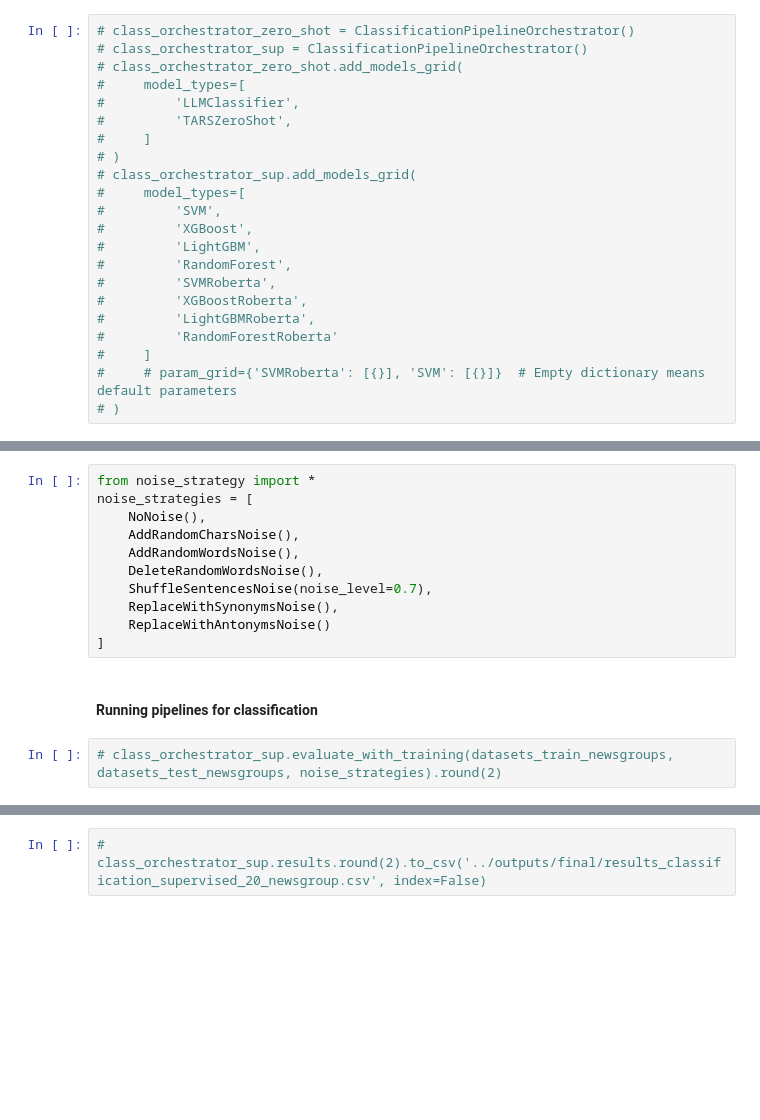
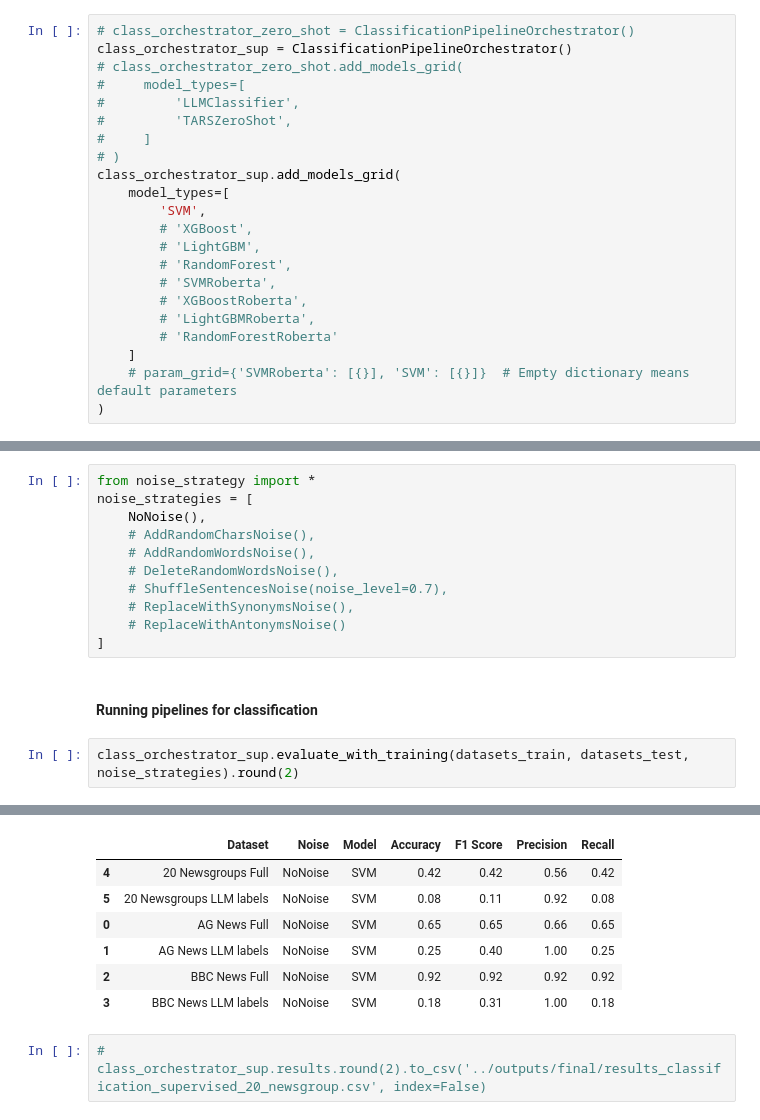
Before and after one commit to salveendutt/Textual_Clustering, a Jupyter notebook: src/pipeline.ipynb, the cells around one changed output, grey strips where cells are left out. Saved outputs shown, nothing was run; the diff lists cells and outputs as text; blank space fills up the shorter version.

```diff
--- a/src/pipeline.ipynb
+++ b/src/pipeline.ipynb
@@ -207,22 +263,22 @@ topic_modelling_orchestrator_20news.add_models_grid(
 # %%
 # class_orchestrator_zero_shot = ClassificationPipelineOrchestrator()
-# class_orchestrator_sup = ClassificationPipelineOrchestrator()
+class_orchestrator_sup = ClassificationPipelineOrchestrator()
 # class_orchestrator_zero_shot.add_models_grid(
 #     model_types=[
 #         'LLMClassifier',
 #         'TARSZeroShot',
 #     ]
 # )
-# class_orchestrator_sup.add_models_grid(
-#     model_types=[
-#         'SVM',
-#         'XGBoost',
-#         'LightGBM',
-#         'RandomForest',
-#         'SVMRoberta',
-#         'XGBoostRoberta',
-#         'LightGBMRoberta',
-#         'RandomForestRoberta'
-#     ]
-#     # param_grid={'SVMRoberta': [{}], 'SVM': [{}]}  # Empty dictionary means default parameters
-# )
+class_orchestrator_sup.add_models_grid(
+    model_types=[
+        'SVM',
+        # 'XGBoost',
+        # 'LightGBM',
+        # 'RandomForest',
+        # 'SVMRoberta',
+        # 'XGBoostRoberta',
+        # 'LightGBMRoberta',
+        # 'RandomForestRoberta'
+    ]
+    # param_grid={'SVMRoberta': [{}], 'SVM': [{}]}  # Empty dictionary means default parameters
+)
@@ -230,14 +288,15 @@ topic_modelling_orchestrator_20news.add_models_grid(
 from noise_strategy import *
 noise_strategies = [
     NoNoise(),
-    AddRandomCharsNoise(),
-    AddRandomWordsNoise(),
-    DeleteRandomWordsNoise(),
-    ShuffleSentencesNoise(noise_level=0.7),
-    ReplaceWithSynonymsNoise(),
-    ReplaceWithAntonymsNoise()
+    # AddRandomCharsNoise(),
+    # AddRandomWordsNoise(),
+    # DeleteRandomWordsNoise(),
+    # ShuffleSentencesNoise(noise_level=0.7),
+    # ReplaceWithSynonymsNoise(),
+    # ReplaceWithAntonymsNoise()
 ]
 # %% [markdown]
 #### Running pipelines for classification
 # %%
-# class_orchestrator_sup.evaluate_with_training(datasets_train_newsgroups, datasets_test_newsgroups, noise_strategies).round(2)
+class_orchestrator_sup.evaluate_with_training(datasets_train, datasets_test, noise_strategies).round(2)
+# %% [output]
@@ -244,3 +309,10 @@ noise_strategies = [
+|  | Dataset | Noise | Model | Accuracy | F1 Score | Precision | Recall |
+| 4 | 20 Newsgroups Full | NoNoise | SVM | 0.42 | 0.42 | 0.56 | 0.42 |
+| 5 | 20 Newsgroups LLM labels | NoNoise | SVM | 0.08 | 0.11 | 0.92 | 0.08 |
+| 0 | AG News Full | NoNoise | SVM | 0.65 | 0.65 | 0.66 | 0.65 |
+| 1 | AG News LLM labels | NoNoise | SVM | 0.25 | 0.40 | 1.00 | 0.25 |
+| 2 | BBC News Full | NoNoise | SVM | 0.92 | 0.92 | 0.92 | 0.92 |
+| 3 | BBC News LLM labels | NoNoise | SVM | 0.18 | 0.31 | 1.00 | 0.18 |
 # %%
 # class_orchestrator_sup.results.round(2).to_csv('../outputs/final/results_classification_supervised_20_newsgroup.csv', index=False)
 # %%
```
Also changed, not shown: parts of 4 cells of this notebook, 2 other files.
